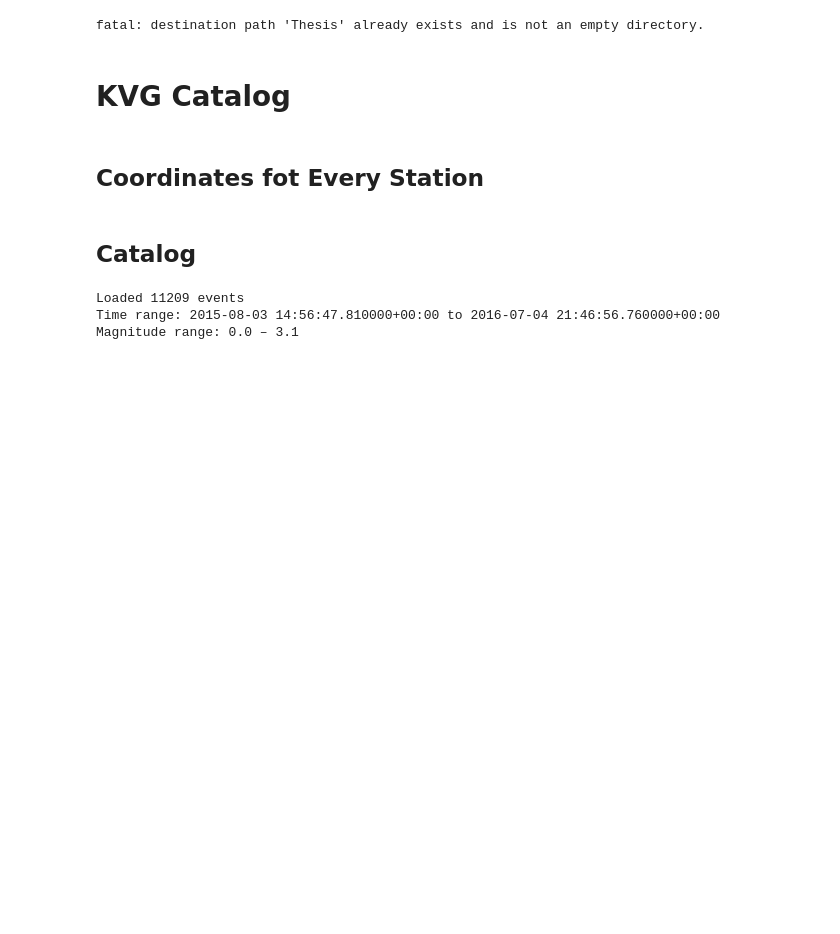
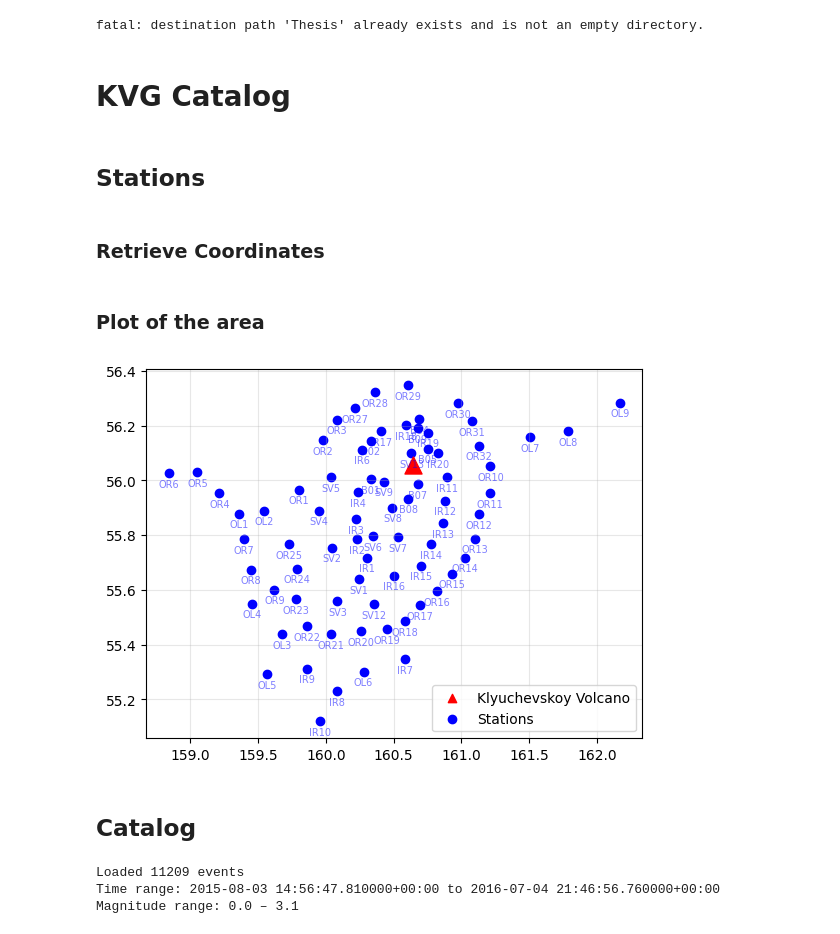
Before and after one commit to Mpinaz/Thesis, a Jupyter notebook: Tesi.ipynb, the cells around one changed output. Saved outputs shown, nothing was run; the diff lists cells and outputs as text; code cells hidden in the pictures; blank space fills up the shorter version.

```diff
--- a/Tesi.ipynb
+++ b/Tesi.ipynb
@@ -41,8 +41,10 @@ import numpy as np
 import pandas as pd
 # %% [markdown]
 # KVG Catalog
+# %% [markdown]
+## Stations
 # %% [markdown]
-## Coordinates fot Every Station
+### Retrieve Coordinates
 # %%
 client = Client("https://geofon.gfz-potsdam.de")
 tstart = UTCDateTime("2015-07-01 00:00:00")
@@ -59,6 +61,29 @@ stname = []
 
 for i in range(0,nsta):
     coordinates_for_station[inv[0][i].code] = [inv[0][i].latitude,inv[0][i].longitude]
+# %% [markdown]
+### Plot of the area
+# %%
+Klyuchevskoy = {"lon" : 56.056,
+                "lat" : 160.642}
+
+for St in list(coordinates_for_station.keys()):
+
+  lat, lon = coordinates_for_station[St][0], coordinates_for_station[St][1]
+  plt.scatter(lon, lat, marker="o", color="blue")
+  plt.annotate(St, (lon, lat), textcoords="offset points", xytext=(0, -10), ha="center", fontsize=7, color="blue", alpha = 0.5)
+
+plt.scatter(Klyuchevskoy["lat"], Klyuchevskoy["lon"], marker="^", s=150, color="red")
+
+plt.scatter([], [], marker="^", color="red", label="Klyuchevskoy Volcano")
+plt.scatter([], [], marker="o", color="blue", label="Stations")
+
+plt.legend()
+plt.grid("on",alpha=0.3)
+plt.savefig("Stazioni in relazione al vulcano.png")
+plt.show()
+# %% [output]
+[figure, added]
 # %% [markdown]
 ## Catalog
 # %%
```
Also changed, not shown: parts of 24 cells of this notebook.
